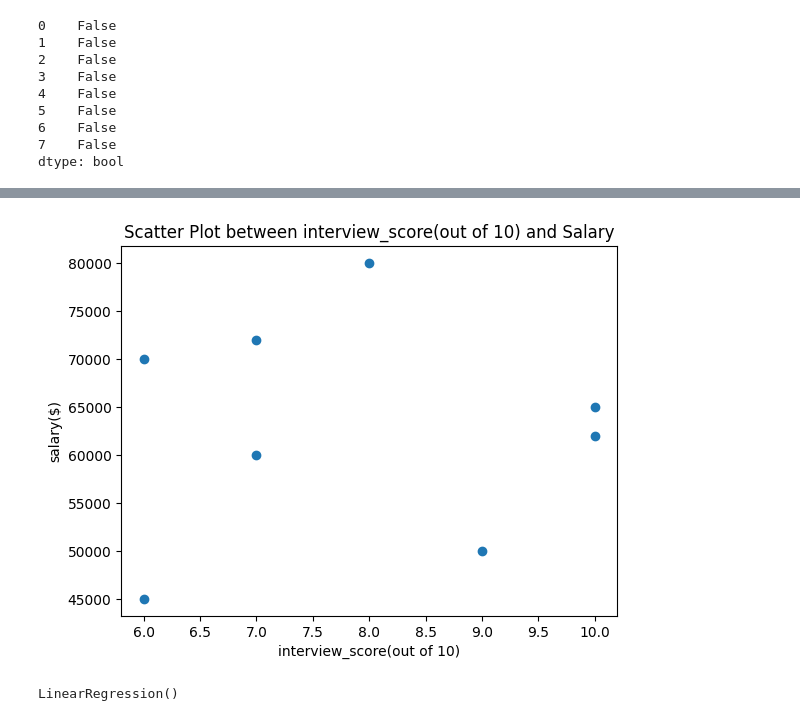
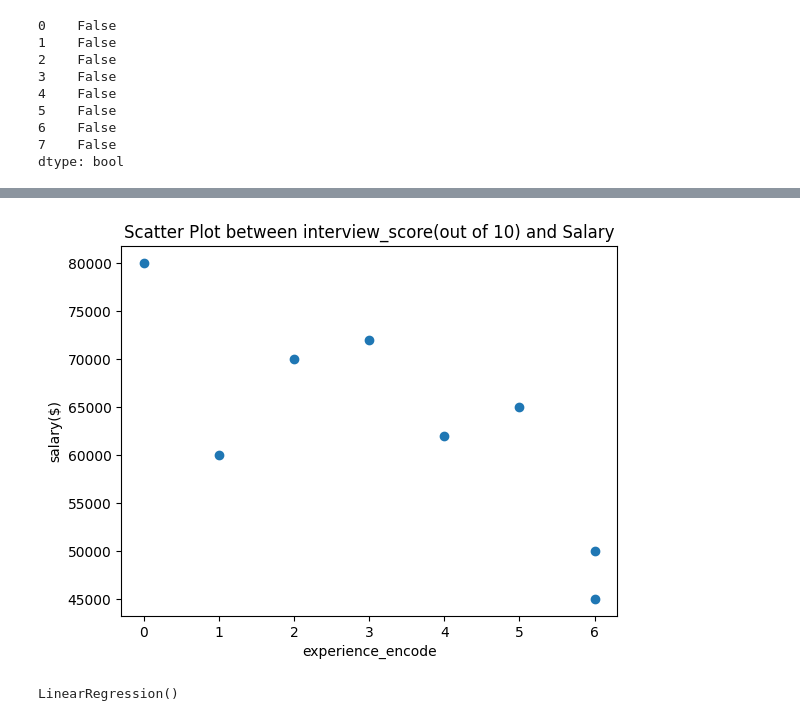
Before and after one commit to SHRIYA-Dscience/Machine-Learning-Projects, a Jupyter notebook: notebook/Rgression/MultiLinearRegression.ipynb, the cells around one changed output, grey strips where cells are left out. Drawn from its saved outputs; the diff is of its cells as text; code cells hidden in the pictures.

```diff
--- a/notebook/Rgression/MultiLinearRegression.ipynb
+++ b/notebook/Rgression/MultiLinearRegression.ipynb
@@ -66,5 +79,5 @@ dtype: int64
 # %%
 import math
-data_m = math.floor(data['test_score(out of 10)'].median())
+data_m = math.floor(data['test_score(out of 10)'].mean())
 data_m
 # %% [output]
@@ -91,3 +104,6 @@ data.duplicated()
 6    False
 7    False
 dtype: bool
+# %%
+labe = LabelEncoder()
+labe
@@ -93,0 +112,2 @@ dtype: bool
+# %%
+data['experience_encode'] = labe.fit_transform(data['experience'])
@@ -93,0 +123,3 @@ dtype: bool
+# %%
+data = data.drop(['experience'], axis=1)
+data
@@ -94,12 +136,12 @@ dtype: bool
 # %%
 plt.Figure(figsize=(10,8))
-plt.scatter(data[['interview_score(out of 10)']],data['salary($)'])
+plt.scatter(data[['experience_encode']],data['salary($)'])
 plt.title('Scatter Plot between interview_score(out of 10) and Salary')
-plt.xlabel('interview_score(out of 10)')
+plt.xlabel('experience_encode')
 plt.ylabel("salary($)")
 plt.show()
 # %% [output]
-[figure, old version]
+[figure, new version]
 # %%
 model = LinearRegression()
 model
```
Also changed, not shown: parts of 12 cells of this notebook, 2 other files.
